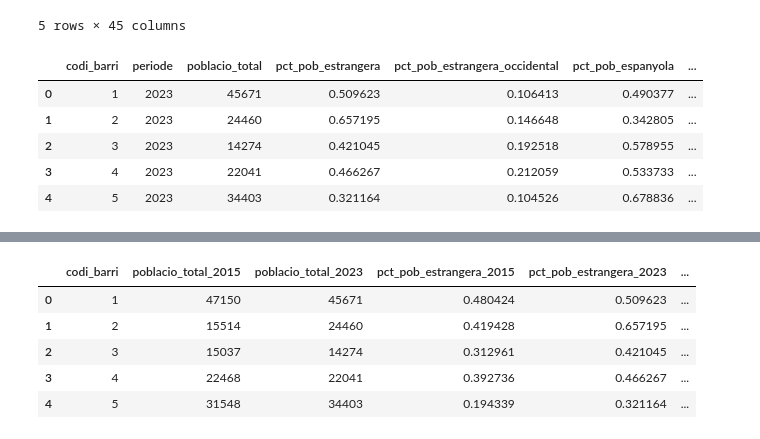
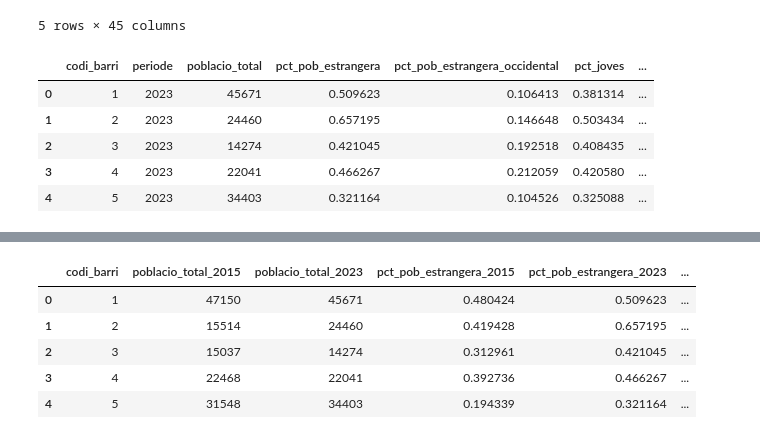
Before and after one commit to joseprau/tfm_gentrificacio_bcn, a Jupyter notebook: notebooks/feature_engineering.ipynb, the cells around one changed output, grey strips where cells are left out. Saved outputs shown, nothing was run; the diff lists cells and outputs as text; code cells hidden in the pictures.

```diff
--- a/notebooks/feature_engineering.ipynb
+++ b/notebooks/feature_engineering.ipynb
@@ -134,15 +134,15 @@ poblacio["pct_joves"] = poblacio["joves_total"] / poblacio["poblacio_total"]
 poblacio["pct_universitaris"] = (poblacio["estudis_superiors_espanya"] + poblacio["estudis_superiors_ue"] + poblacio["estudis_superiors_mon"]) / poblacio["poblacio_total"]
 # %%
 # Seleccionem conjunt d' atributs finals
-poblacio = poblacio[["codi_barri", "periode", "poblacio_total", "pct_pob_estrangera", "pct_pob_estrangera_occidental", "pct_pob_espanyola", "pct_joves", "pct_universitaris"]]
+poblacio = poblacio[["codi_barri", "periode", "poblacio_total", "pct_pob_estrangera", "pct_pob_estrangera_occidental", "pct_joves", "pct_universitaris"]]
 poblacio.head()
 # %% [output]
-|  | codi_barri | periode | poblacio_total | pct_pob_estrangera | pct_pob_estrangera_occidental | pct_pob_espanyola | ... |
-| 0 | 1 | 2023 | 45671 | 0.509623 | 0.106413 | 0.490377 | ... |
-| 1 | 2 | 2023 | 24460 | 0.657195 | 0.146648 | 0.342805 | ... |
-| 2 | 3 | 2023 | 14274 | 0.421045 | 0.192518 | 0.578955 | ... |
-| 3 | 4 | 2023 | 22041 | 0.466267 | 0.212059 | 0.533733 | ... |
-| 4 | 5 | 2023 | 34403 | 0.321164 | 0.104526 | 0.678836 | ... |
+|  | codi_barri | periode | poblacio_total | pct_pob_estrangera | pct_pob_estrangera_occidental | pct_joves | ... |
+| 0 | 1 | 2023 | 45671 | 0.509623 | 0.106413 | 0.381314 | ... |
+| 1 | 2 | 2023 | 24460 | 0.657195 | 0.146648 | 0.503434 | ... |
+| 2 | 3 | 2023 | 14274 | 0.421045 | 0.192518 | 0.408435 | ... |
+| 3 | 4 | 2023 | 22041 | 0.466267 | 0.212059 | 0.420580 | ... |
+| 4 | 5 | 2023 | 34403 | 0.321164 | 0.104526 | 0.325088 | ... |
 # %%
 # Separem les dades per 2023 i 2015 per posteriorment crear un conjunt de modelling per als dos
 poblacio_15 = poblacio[poblacio["periode"] == 2015].drop(columns= ["periode"])
```
Also changed, not shown: parts of 5 cells of this notebook, 6 other files.
